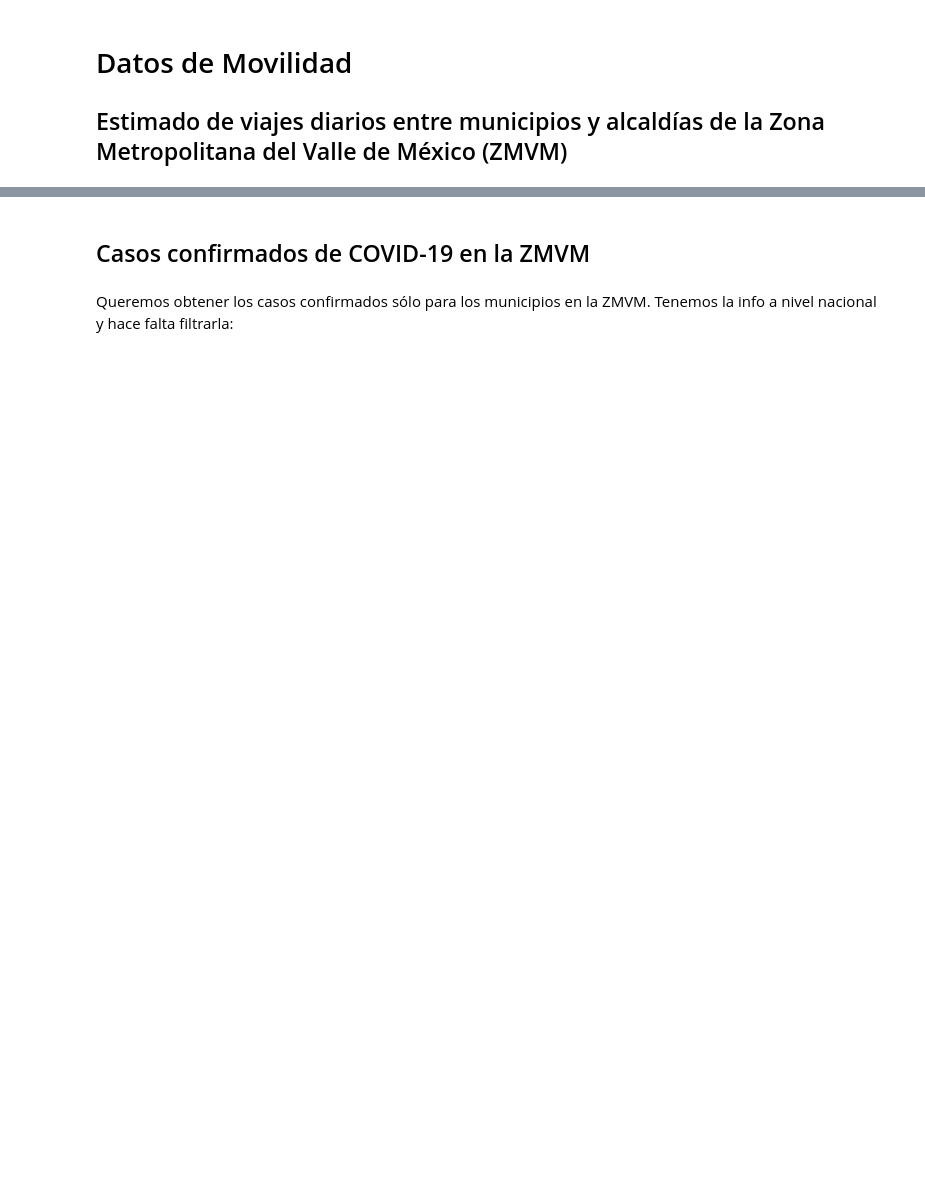
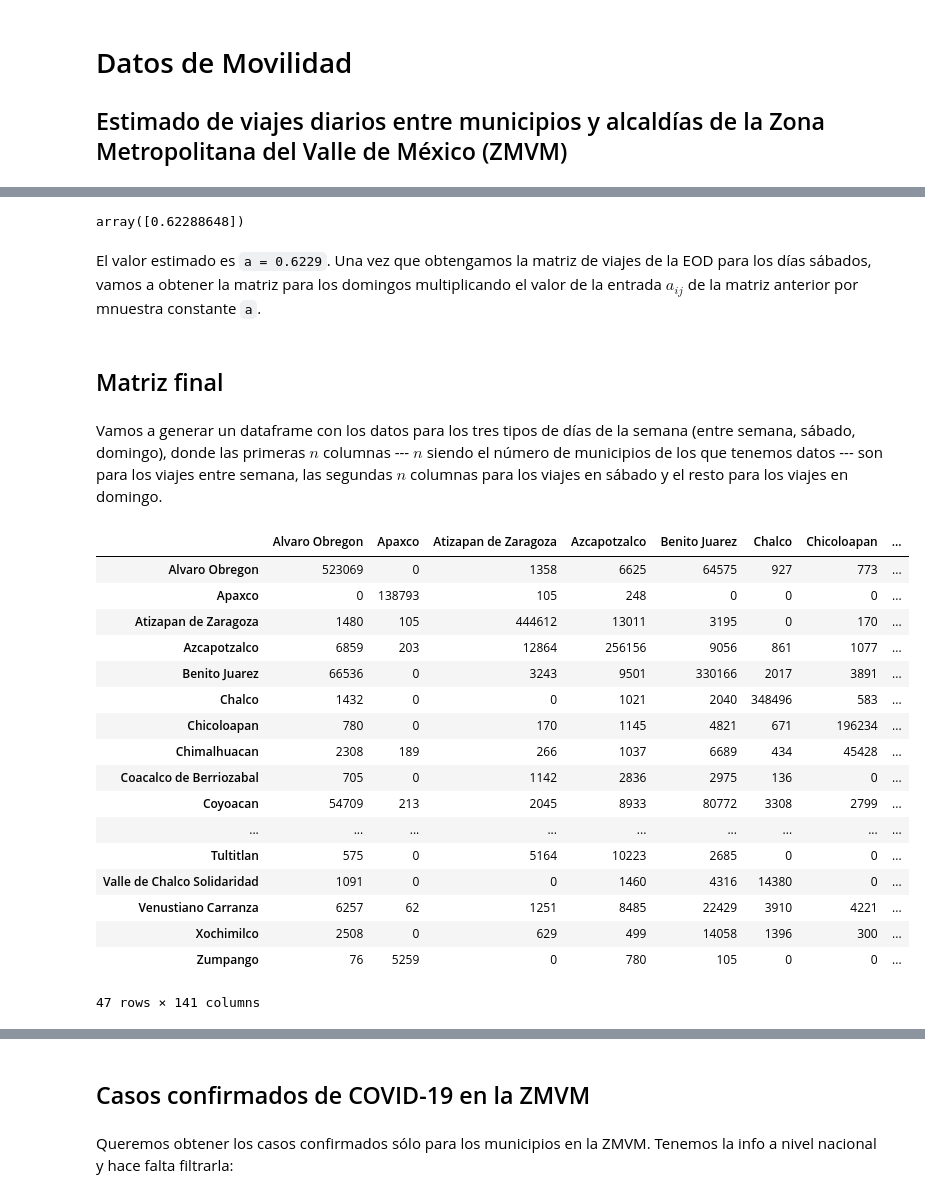
Before and after one commit to edtrelo/BioMatematica, a Jupyter notebook: Modeling COVID-19 Spreading in the ZMVM/data/ObtencionDeDatos.ipynb, the cells around one changed output, grey strips where cells are left out. Cells and saved outputs as stored; diff of their text form; code cells hidden in the pictures; blank space fills up the shorter version.

Commit message:
Mejoré la matriz de viajes

```diff
--- a/Modeling COVID-19 Spreading in the ZMVM/data/ObtencionDeDatos.ipynb
+++ b/Modeling COVID-19 Spreading in the ZMVM/data/ObtencionDeDatos.ipynb
@@ -177,0 +170,4 @@ Ya con el data frame con los datos de viajes, generamos un archivo `csv`:
+# %%
+viajes_metro['dia'] = pd.to_datetime(viajes_metro.index, yearfirst = True).day_name()
+# %%
+viajes_metro = viajes_metro[viajes_metro.dia.isin(['Sunday', 'Saturday'])]
@@ -178,2 +178,67 @@ Ya con el data frame con los datos de viajes, generamos un archivo `csv`:
+# %%
+x = viajes_metro[viajes_metro.dia == 'Saturday'].afluencia
+y = viajes_metro[viajes_metro.dia == 'Sunday'].afluencia.iloc[:-1] # hay un domingo de más
+# ajustamos
+a = curve_fit(lambda x, a: a*x, x, y)[0]
+# %%
+a
+# %% [output]
+array([0.62288648])
+# %% [markdown]
+El valor estimado es `a = 0.6229`. Una vez que obtengamos la matriz de viajes de la EOD para los días sábados, vamos a obtener la matriz para los domingos multiplicando el valor de la entrada $a_{ij}$ de la matriz anterior por mnuestra constante `a`.
+# %% [markdown]
+## Matriz final
+# %% [markdown]
+Vamos a generar un dataframe con los datos para los tres tipos de días de la semana (entre semana, sábado, domingo), donde las primeras $n$ columnas --- $n$ siendo el número de municipios de los que tenemos datos --- son para los viajes entre semana, las segundas $n$ columnas para los viajes en sábado y el resto para los viajes en domingo.
+# %%
+def matrizTotal():
+    """Genera la matriz de viajes entre municipios/alcaldias de la ZMVM por semana."""
+    global a
+    def ordenar(df):
+        """Ordena las columnas y el índice de manera alfabética"""
+        df = df.reindex(sorted(df_sem.columns), axis = 1)
+        df.sort_index(inplace=True)
+        return df
+    # obtenemos la matriz para viajes entre semana
+    df_sem = limpiezaMatrizMovilidad("entre_semana")
+    df_sem = distritosAPares(df_sem)
+    df_sem = paresANombres(df_sem)
+    # ordenados por orden alfabético
+    df_sem = ordenar(df_sem)
+    # obtenemos la matriz para viajes en sábado
+    df_sab = limpiezaMatrizMovilidad("sabado")
+    df_sab = distritosAPares(df_sab)
+    df_sab = paresANombres(df_sab)
+    # ordenados por orden alfabético
+    df_sab = ordenar(df_sab)
+    # obtenemos la matriz para viajes en domingo
+    df_dom = df_sab.copy()
+    for i in range(len(df_sab)):
+        df_dom.iloc[:, i] = np.floor(a * df_dom.iloc[:, i]).astype(int)
+    # ordenados por orden alfabético
+    df_dom = ordenar(df_dom)
+    # las unimos
+    return pd.concat([df_sem, df_sab, df_dom], axis = 1)
+# %%
+matrizTotal()
+# %% [output]
+|  | Alvaro Obregon | Apaxco | Atizapan de Zaragoza | Azcapotzalco | Benito Juarez | Chalco | Chicoloapan | ... |
+| Alvaro Obregon | 523069 | 0 | 1358 | 6625 | 64575 | 927 | 773 | ... |
+| Apaxco | 0 | 138793 | 105 | 248 | 0 | 0 | 0 | ... |
+| Atizapan de Zaragoza | 1480 | 105 | 444612 | 13011 | 3195 | 0 | 170 | ... |
+| Azcapotzalco | 6859 | 203 | 12864 | 256156 | 9056 | 861 | 1077 | ... |
+| Benito Juarez | 66536 | 0 | 3243 | 9501 | 330166 | 2017 | 3891 | ... |
+| Chalco | 1432 | 0 | 0 | 1021 | 2040 | 348496 | 583 | ... |
+| Chicoloapan | 780 | 0 | 170 | 1145 | 4821 | 671 | 196234 | ... |
+| Chimalhuacan | 2308 | 189 | 266 | 1037 | 6689 | 434 | 45428 | ... |
+| Coacalco de Berriozabal | 705 | 0 | 1142 | 2836 | 2975 | 136 | 0 | ... |
+| Coyoacan | 54709 | 213 | 2045 | 8933 | 80772 | 3308 | 2799 | ... |
+| ... | ... | ... | ... | ... | ... | ... | ... | ... |
+| Tultitlan | 575 | 0 | 5164 | 10223 | 2685 | 0 | 0 | ... |
+| Valle de Chalco Solidaridad | 1091 | 0 | 0 | 1460 | 4316 | 14380 | 0 | ... |
+| Venustiano Carranza | 6257 | 62 | 1251 | 8485 | 22429 | 3910 | 4221 | ... |
+| Xochimilco | 2508 | 0 | 629 | 499 | 14058 | 1396 | 300 | ... |
+| Zumpango | 76 | 5259 | 0 | 780 | 105 | 0 | 0 | ... |
+47 rows × 141 columns
 # %%
 viajes = matrizTotal()
```
Also changed, not shown: parts of 14 cells of this notebook, 3 other files.
